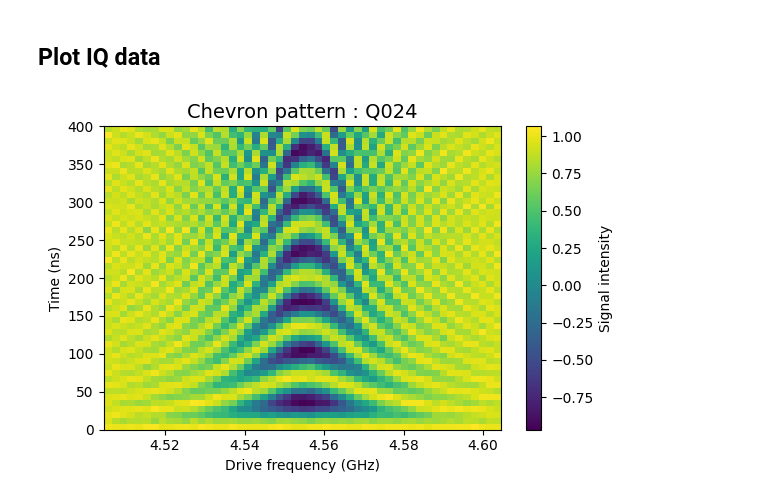
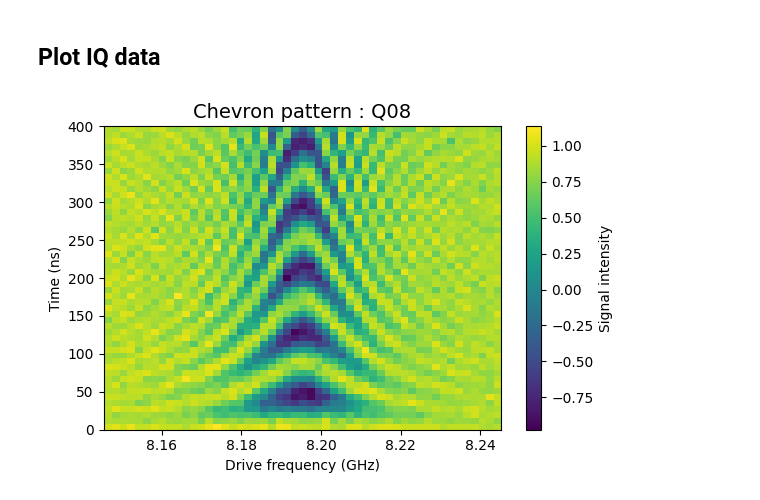
Before and after one commit to orangekame3/oqtopus-sse-pulse, a Jupyter notebook: chevron_pattern.ipynb, the cells around one changed output. Drawn from its saved outputs; the diff is of its cells as text; code cells hidden in the pictures.

```diff
--- a/chevron_pattern.ipynb
+++ b/chevron_pattern.ipynb
@@ -95,36 +96,37 @@ import numpy as np
 import matplotlib.pyplot as plt
 
 p = payloads[0]
+
 detuning_range = np.array(p["detuning_range"])
 frequencies = p["frequencies"]
 time_range = np.array(p["time_range"])
-target = "Q024"
 chevron_data = p["chevron_data"]
+label=list(p["chevron_data"].keys())[0]
 
 
 fig, ax = plt.subplots(figsize=(6, 4))
 im = ax.imshow(
-    chevron_data[target],
+    chevron_data[label],
     aspect="auto",
     origin="lower",
     extent=[
-        detuning_range[0] + frequencies[target],
-        detuning_range[-1] + frequencies[target],
+        detuning_range[0] + frequencies[label],
+        detuning_range[-1] + frequencies[label],
         time_range[0],
         time_range[-1],
     ],
     cmap="viridis",
 )
 
-ax.set_title(f"Chevron pattern : {target}", fontsize=14)
+ax.set_title(f"Chevron pattern : {label}", fontsize=14)
 ax.set_xlabel("Drive frequency (GHz)")
 ax.set_ylabel("Time (ns)")
 
 
 cbar = fig.colorbar(im, ax=ax)
 cbar.set_label("Signal intensity")
 
 plt.tight_layout()
 plt.show()
 # %% [output]
-[figure, old version]
+[figure, new version]
```
Also changed, not shown: parts of 3 cells of this notebook, 13 other files.
